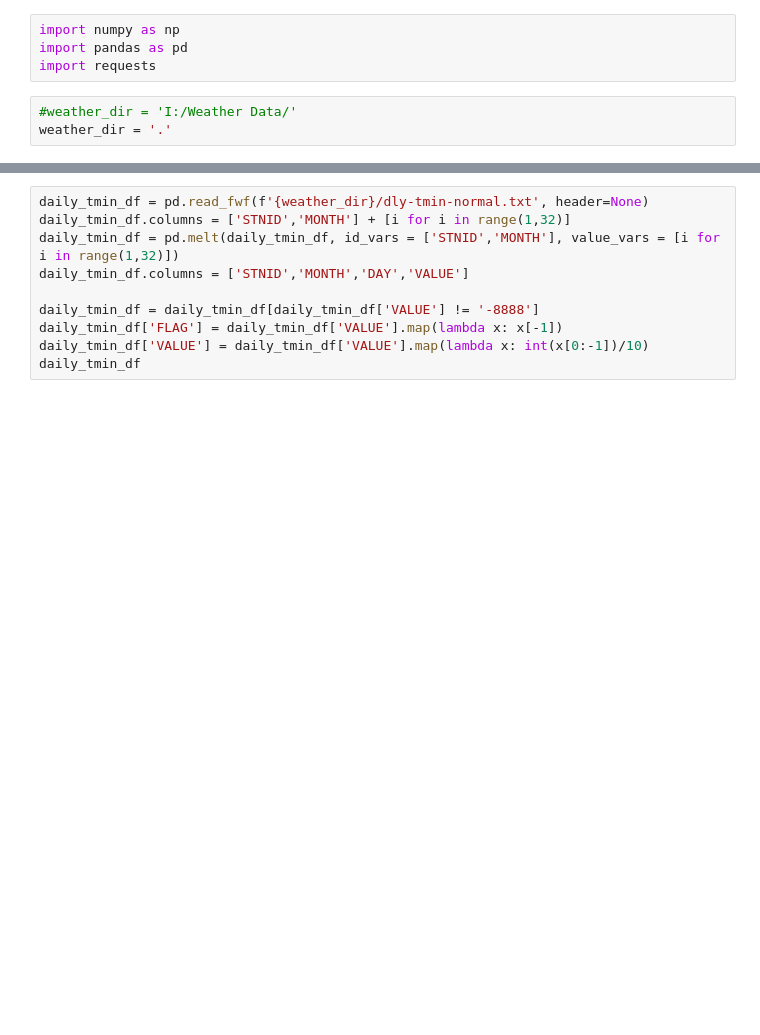
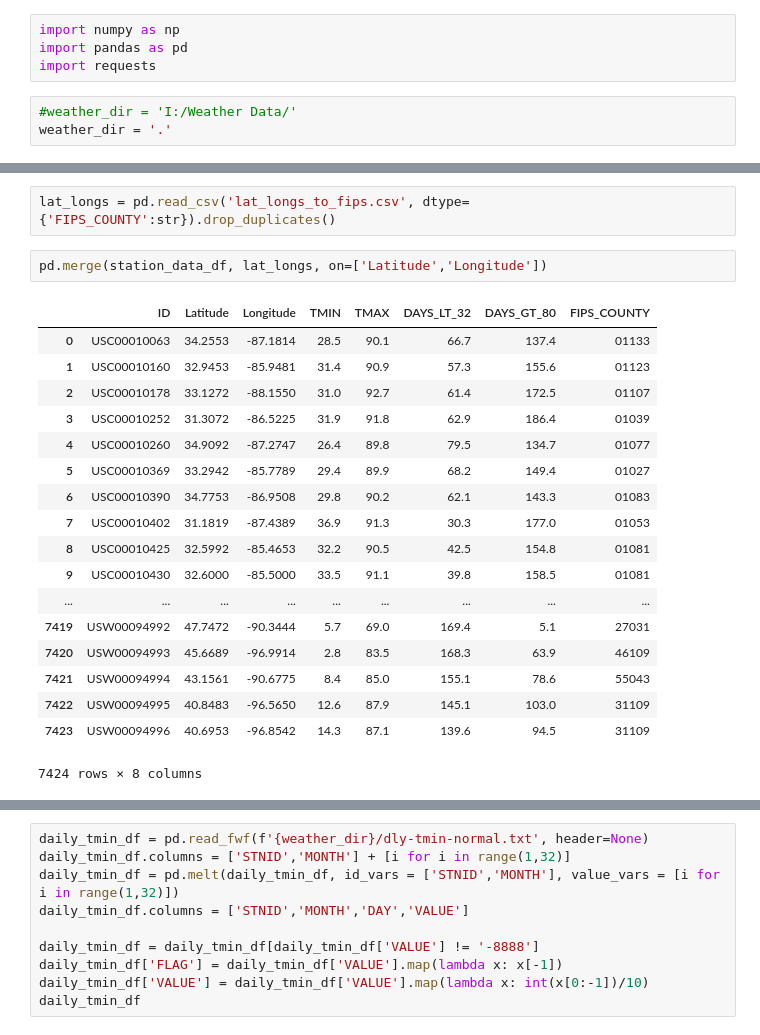
Before and after one commit to travisdoesmath/comfy-weather, a Jupyter notebook: Parse and Aggregate Data By County.ipynb, the cells around one changed output, grey strips where cells are left out. Saved outputs shown, nothing was run; the diff lists cells and outputs as text; blank space fills up the shorter version.

```diff
--- a/Parse and Aggregate Data By County.ipynb
+++ b/Parse and Aggregate Data By County.ipynb
@@ -7,0 +157,23 @@ weather_dir = '.'
+# %%
+lat_longs = pd.read_csv('lat_longs_to_fips.csv', dtype={'FIPS_COUNTY':str}).drop_duplicates()
+# %%
+pd.merge(station_data_df, lat_longs, on=['Latitude','Longitude'])
+# %% [output]
+|  | ID | Latitude | Longitude | TMIN | TMAX | DAYS_LT_32 | DAYS_GT_80 | FIPS_COUNTY |
+| 0 | USC00010063 | 34.2553 | -87.1814 | 28.5 | 90.1 | 66.7 | 137.4 | 01133 |
+| 1 | USC00010160 | 32.9453 | -85.9481 | 31.4 | 90.9 | 57.3 | 155.6 | 01123 |
+| 2 | USC00010178 | 33.1272 | -88.1550 | 31.0 | 92.7 | 61.4 | 172.5 | 01107 |
+| 3 | USC00010252 | 31.3072 | -86.5225 | 31.9 | 91.8 | 62.9 | 186.4 | 01039 |
+| 4 | USC00010260 | 34.9092 | -87.2747 | 26.4 | 89.8 | 79.5 | 134.7 | 01077 |
+| 5 | USC00010369 | 33.2942 | -85.7789 | 29.4 | 89.9 | 68.2 | 149.4 | 01027 |
+| 6 | USC00010390 | 34.7753 | -86.9508 | 29.8 | 90.2 | 62.1 | 143.3 | 01083 |
+| 7 | USC00010402 | 31.1819 | -87.4389 | 36.9 | 91.3 | 30.3 | 177.0 | 01053 |
+| 8 | USC00010425 | 32.5992 | -85.4653 | 32.2 | 90.5 | 42.5 | 154.8 | 01081 |
+| 9 | USC00010430 | 32.6000 | -85.5000 | 33.5 | 91.1 | 39.8 | 158.5 | 01081 |
+| ... | ... | ... | ... | ... | ... | ... | ... | ... |
+| 7419 | USW00094992 | 47.7472 | -90.3444 | 5.7 | 69.0 | 169.4 | 5.1 | 27031 |
+| 7420 | USW00094993 | 45.6689 | -96.9914 | 2.8 | 83.5 | 168.3 | 63.9 | 46109 |
+| 7421 | USW00094994 | 43.1561 | -90.6775 | 8.4 | 85.0 | 155.1 | 78.6 | 55043 |
+| 7422 | USW00094995 | 40.8483 | -96.5650 | 12.6 | 87.9 | 145.1 | 103.0 | 31109 |
+| 7423 | USW00094996 | 40.6953 | -96.8542 | 14.3 | 87.1 | 139.6 | 94.5 | 31109 |
+7424 rows × 8 columns
```
Also changed, not shown: parts of 17 cells of this notebook, 3 other files.
